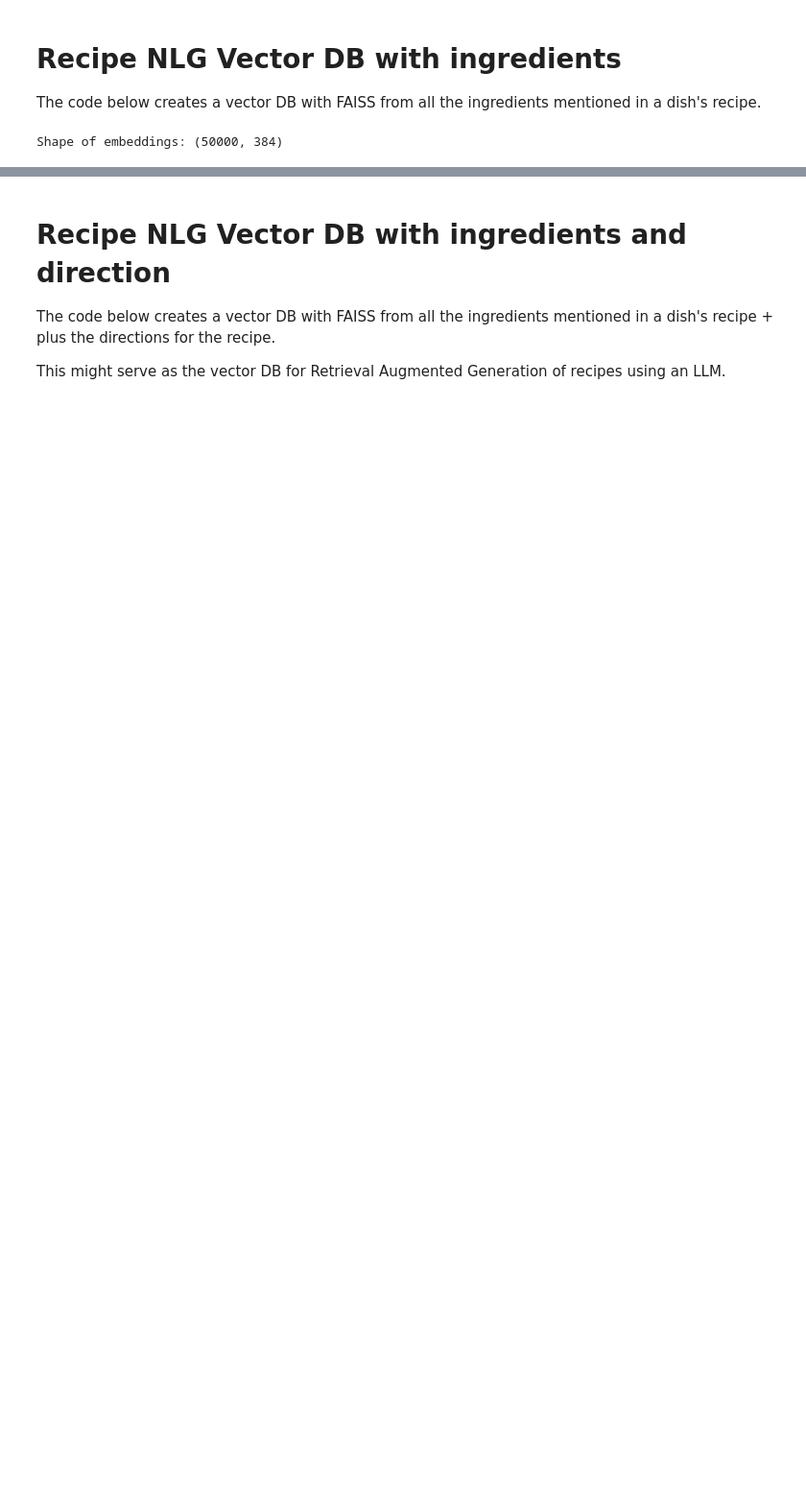
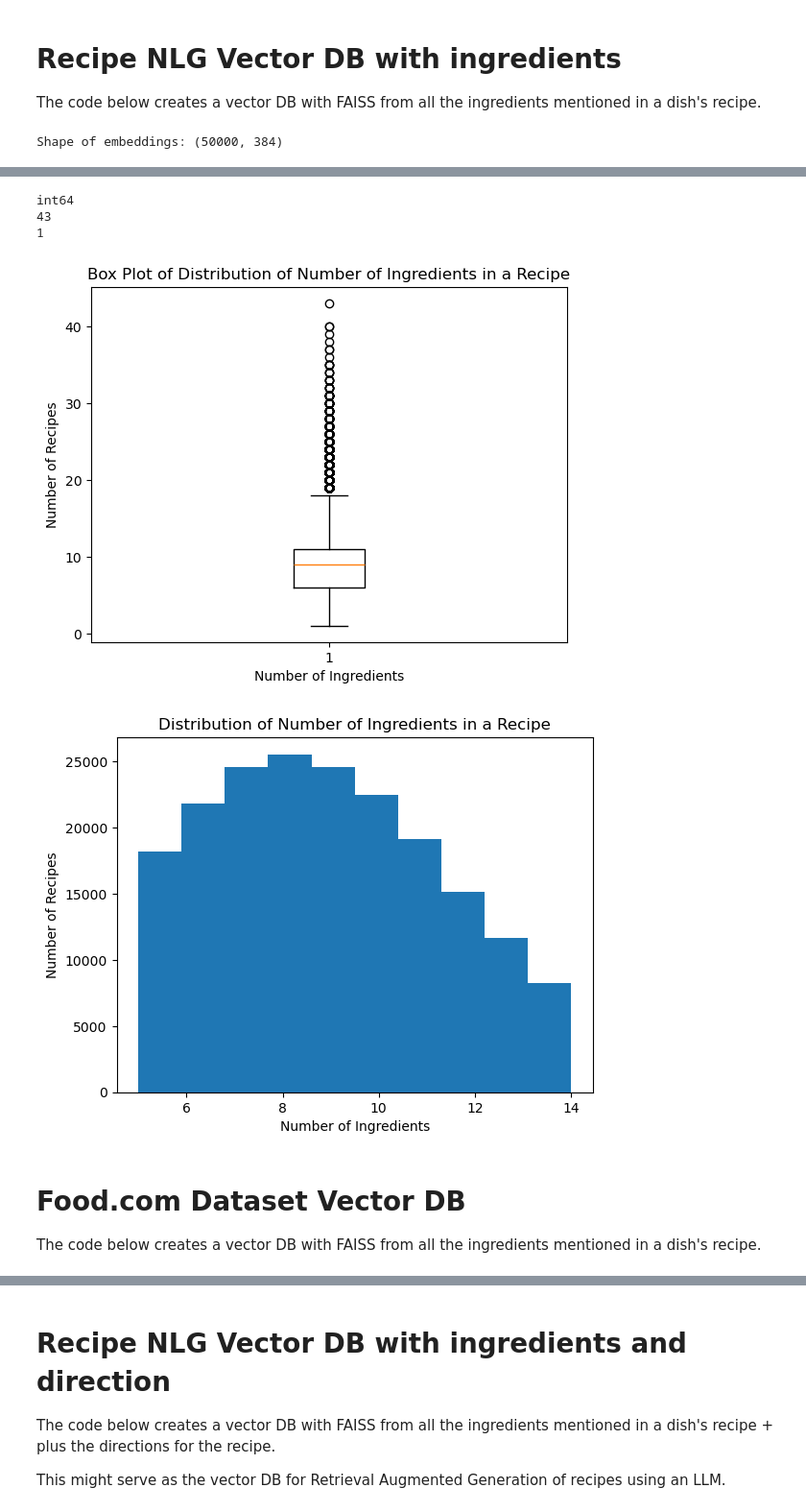
Before and after one commit to riyosha/cookerooni, a Jupyter notebook: EDA/EDA.ipynb, the cells around one changed output, grey strips where cells are left out. Shown: that part at 96% size. Drawn from its saved outputs; the diff is of its cells as text; code cells hidden in the pictures; blank space fills up the shorter version.

```diff
--- a/EDA/EDA.ipynb
+++ b/EDA/EDA.ipynb
@@ -114,0 +160,30 @@ Link: www.cookbooks.com/Recipe-Details.aspx?id=636051
+# %%
+print(food['n_ingredients'].dtype)
+print(max(food['n_ingredients']))
+print(min(food['n_ingredients']))
+
+plt.boxplot(food['n_ingredients'])
+plt.xlabel('Number of Ingredients')
+plt.ylabel('Number of Recipes')
+plt.title('Box Plot of Distribution of Number of Ingredients in a Recipe')
+plt.show()
+
+low = food['n_ingredients'].quantile(0.10)
+high = food['n_ingredients'].quantile(0.90)
+filtered = food[(food['n_ingredients'] >= low) & (food['n_ingredients'] <= high)]
+
+plt.hist(filtered['n_ingredients'], bins=10)
+plt.xlabel('Number of Ingredients')
+plt.ylabel('Number of Recipes')
+plt.title('Distribution of Number of Ingredients in a Recipe')
+plt.show()
+# %% [output]
+int64
+43
+1
+[figure, added]
+[figure, added]
+# %% [markdown]
+# Food.com Dataset Vector DB
+
+The code below creates a vector DB with FAISS from all the ingredients mentioned in a dish's recipe.
```
Also changed, not shown: parts of 17 cells of this notebook, 5 other files.
